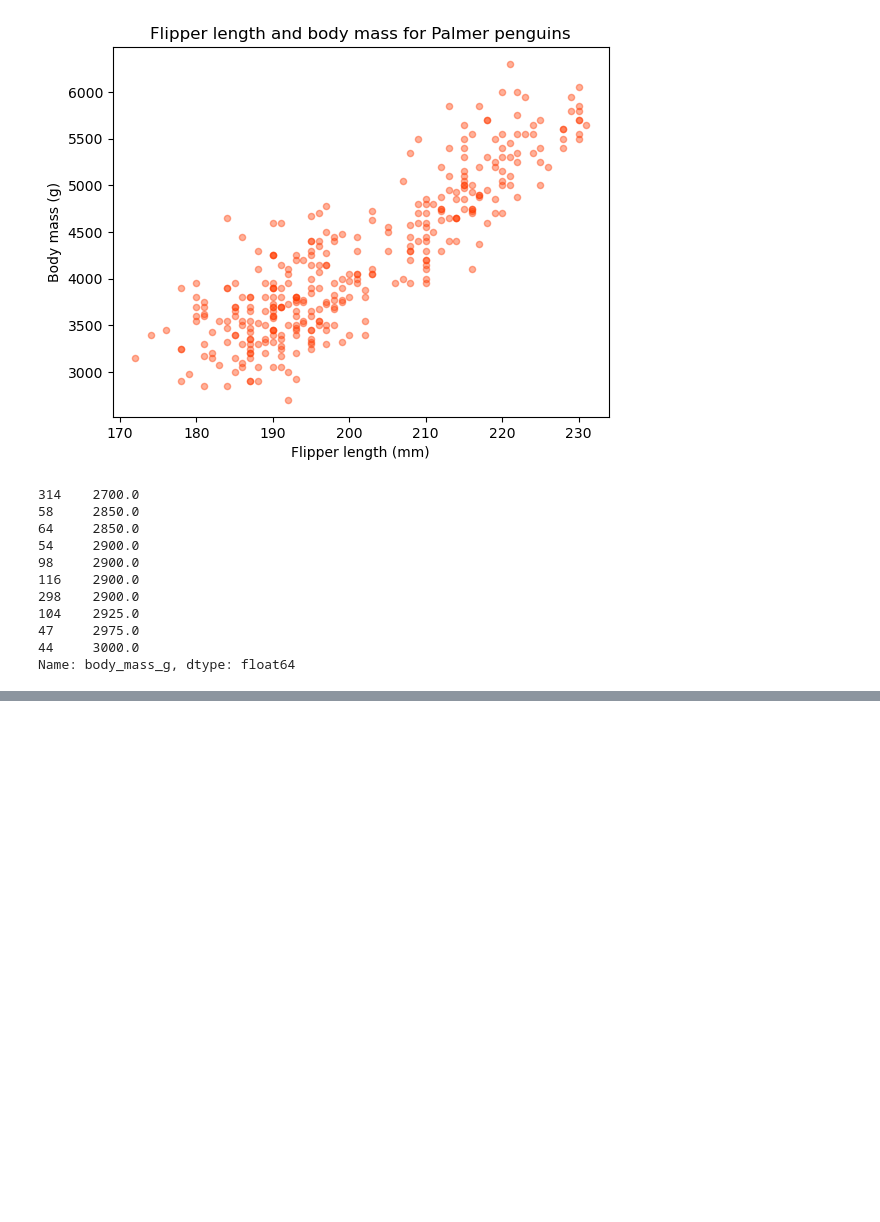
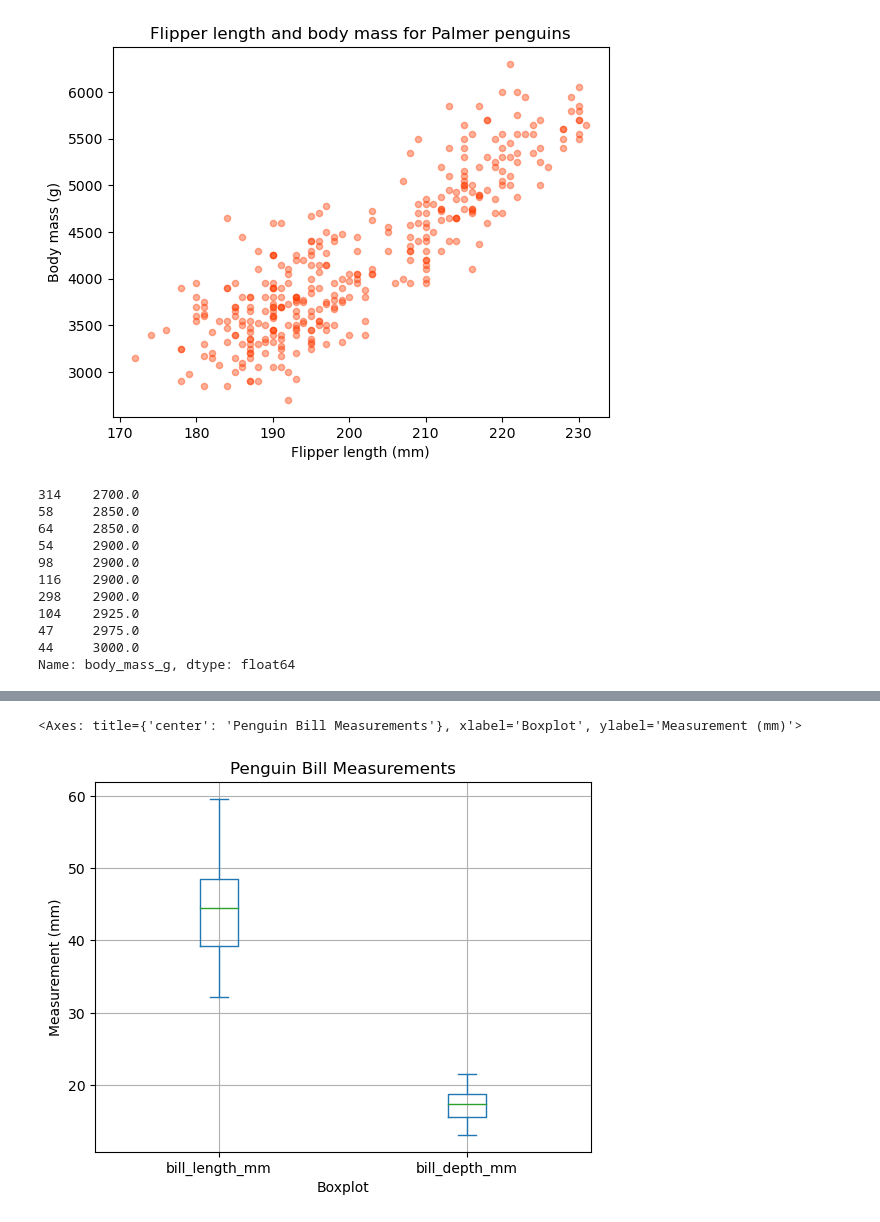
Before and after one commit to kailani-boop/eds220-in-class, a Jupyter notebook: Week1/week1-basic-plotting.ipynb, the cells around one changed output, grey strips where cells are left out. Drawn from its saved outputs; the diff is of its cells as text; code cells hidden in the pictures; blank space fills up the shorter version.

```diff
--- a/Week1/week1-basic-plotting.ipynb
+++ b/Week1/week1-basic-plotting.ipynb
@@ -248,0 +279,12 @@ Name: body_mass_g, dtype: float64
+# %%
+# Check in
+# 1. Select the bill_length_mm and bill_depth_mm columns in the penguins data frame and then update the kind
+# parameter to box to make boxplots of the bill length and bill depth
+penguins[['bill_length_mm', 'bill_depth_mm']].plot(kind = 'box',
+                                                    title='Penguin Bill Measurements',
+                                                    xlabel='Boxplot',
+                                                    ylabel = 'Measurement (mm)',
+                                                    grid=True)
+# %% [output]
+<Axes: title={'center': 'Penguin Bill Measurements'}, xlabel='Boxplot', ylabel='Measurement (mm)'>
+[figure, added]
```
Also changed, not shown: parts of 7 cells of this notebook, 1 other file.
